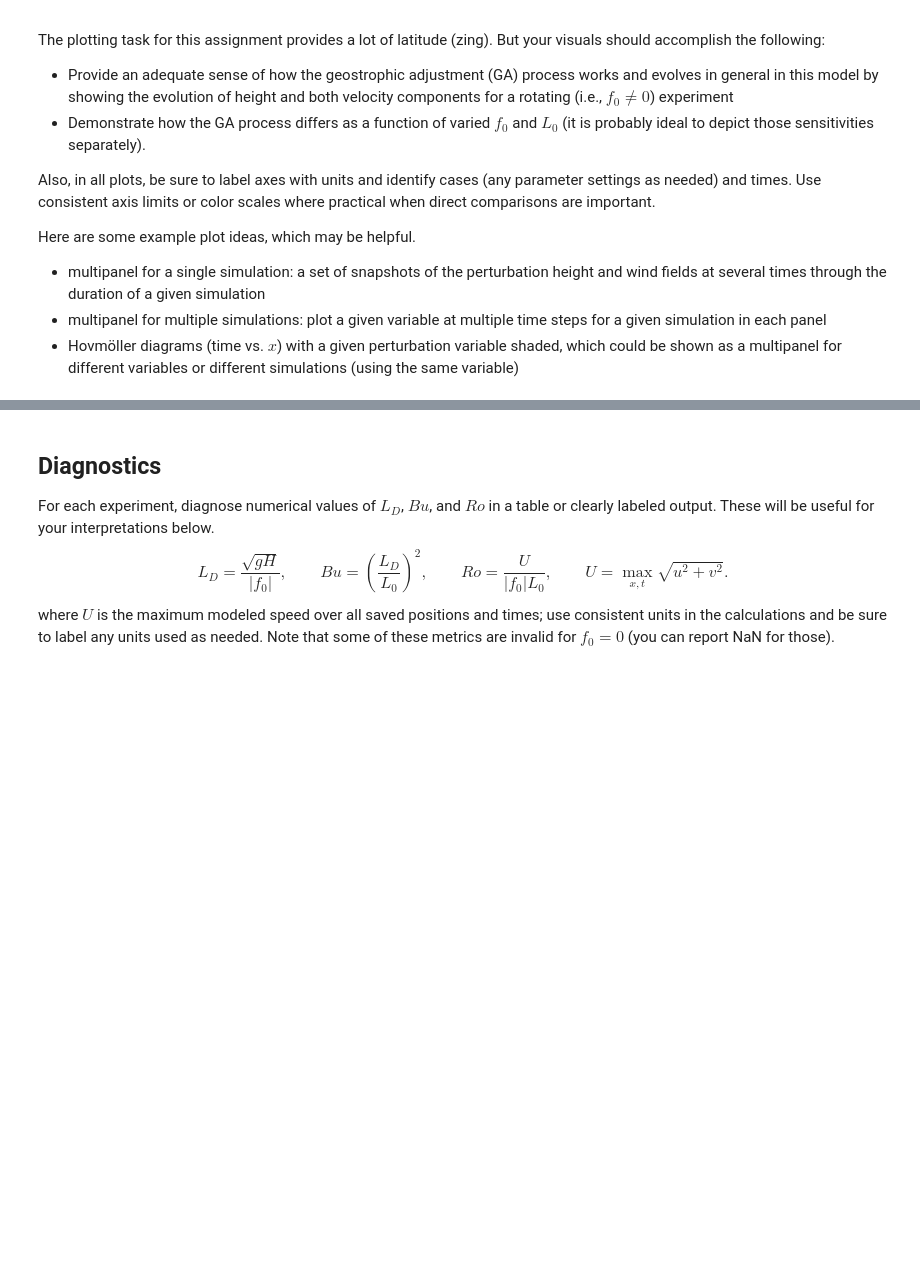
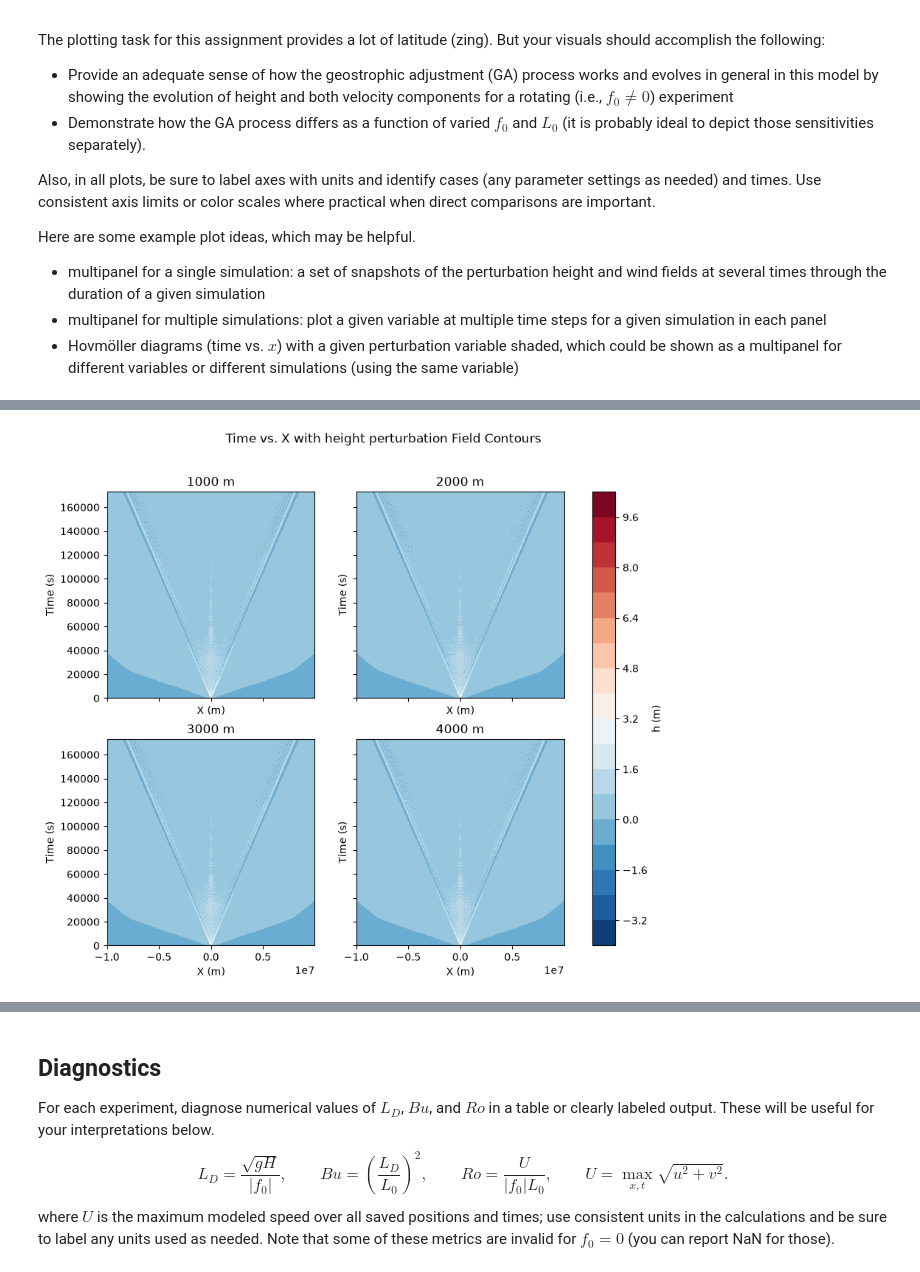
Before and after one commit to ejtrask/metr5003_fa26_trask, a Jupyter notebook: lab2_geostrophic_adjustment.ipynb, the cells around one changed output, grey strips where cells are left out. Saved outputs shown, nothing was run; the diff lists cells and outputs as text; code cells hidden in the pictures; blank space fills up the shorter version.

```diff
--- a/lab2_geostrophic_adjustment.ipynb
+++ b/lab2_geostrophic_adjustment.ipynb
@@ -342,0 +385,28 @@ ax[1].sharey(ax[0])
+# %%
+#make a height perturbation hovmoller multiplot figure for different initial disturbance widths and fixed latitude of 45°N
+fig, ax = plt.subplots(2,2, sharex=True, sharey=True, figsize=(10, 8))
+ax[0,0].contourf(width_runs['1000 m']['x'], width_runs['1000 m']['time'], width_runs['1000 m']['h'], cmap='RdBu_r', levels=20)
+ax[0,0].set_title('1000 m')
+ax[0,0].set_ylabel('Time (s)')
+ax[0,0].set_xlabel('X (m)')
+
+ax[0,1].contourf(width_runs['2000 m']['x'], width_runs['2000 m']['time'], width_runs['2000 m']['h'], cmap='RdBu_r', levels=20)
+ax[0,1].set_title('2000 m')
+ax[0,1].set_xlabel('X (m)')
+ax[0,1].set_ylabel('Time (s)')
+
+ax[1,0].contourf(width_runs['3000 m']['x'], width_runs['3000 m']['time'], width_runs['3000 m']['h'], cmap='RdBu_r', levels=20)
+ax[1,0].set_title('3000 m')
+ax[1,0].set_xlabel('X (m)')
+ax[1,0].set_ylabel('Time (s)')
+
+ax[1,1].contourf(width_runs['4000 m']['x'], width_runs['4000 m']['time'], width_runs['4000 m']['h'], cmap='RdBu_r', levels=20)
+ax[1,1].set_title('4000 m')
+ax[1,1].set_xlabel('X (m)')
+ax[1,1].set_ylabel('Time (s)')
+
+
+fig.colorbar(ax[1,1].collections[0], ax=ax, orientation='vertical', label='h (m)')
+fig.suptitle('Time vs. X with height perturbation Field Contours');
+# %% [output]
+[figure, added]
```
Also changed, not shown: parts of 8 cells of this notebook.
